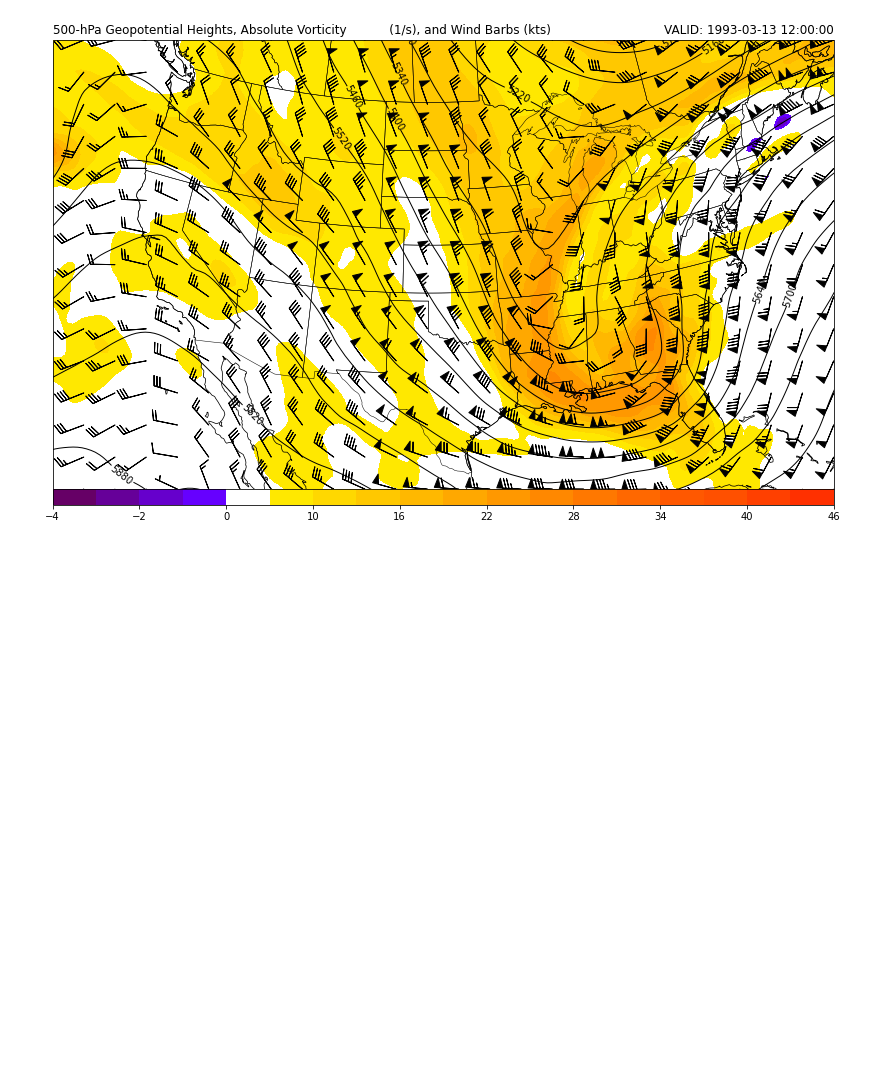
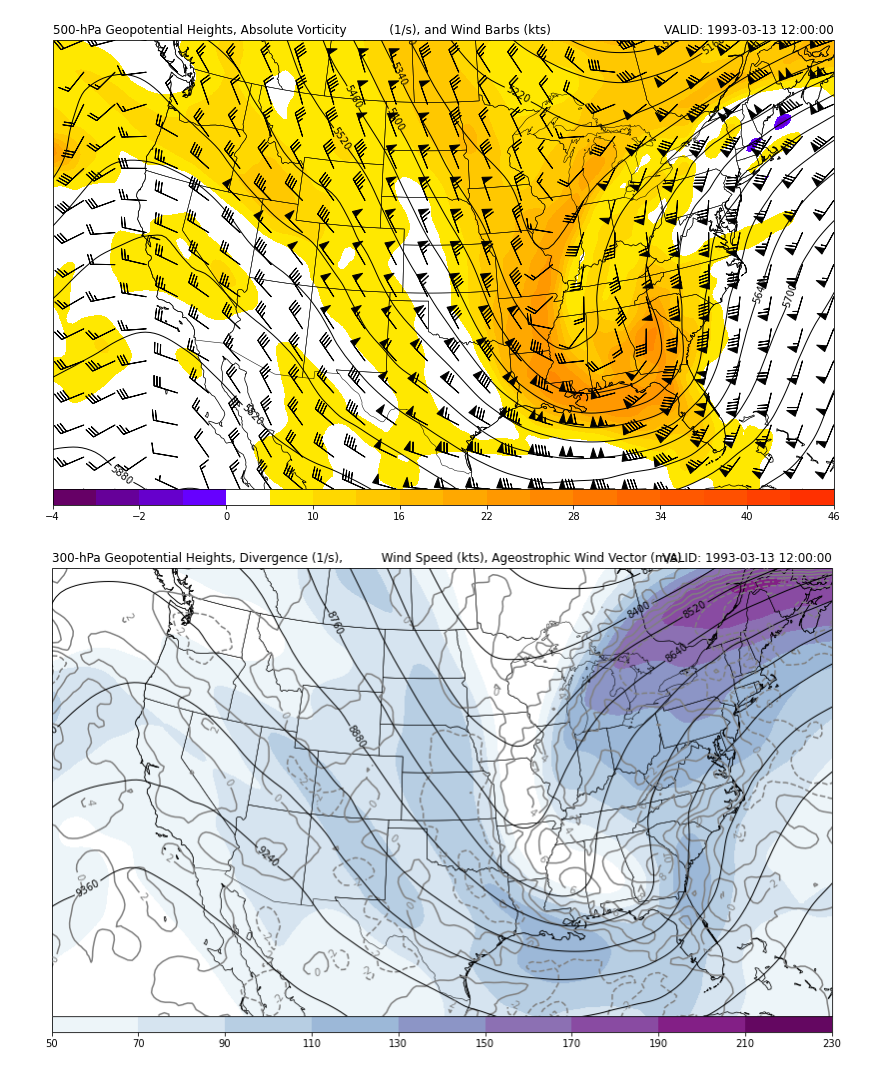
Before and after one commit to ebudd45/Meteorology-Projects, a Jupyter notebook: stormofthecentury.ipynb, the cells around one changed output. Cells and saved outputs as stored; diff of their text form; code cells hidden in the pictures; blank space fills up the shorter version.

```diff
--- a/stormofthecentury.ipynb
+++ b/stormofthecentury.ipynb
@@ -171,0 +210,9 @@ stretch_vort = -1 * avor_500 * div_500
+# %%
+# Divergence 300 hPa, Ageostrophic Wind
+wspd_300 = mpcalc.wind_speed(uwnd_300, vwnd_300).to('kts')
+
+#div_300 = mpcalc.divergence(uwnd_300, vwnd_300, dx=dx, dy=dy)
+#ugeo_300, vgeo_300 = mpcalc.geostrophic_wind(hght_300, f, dx=dx, dy=dy)
+
+#uageo_300 = uwnd_300 - ugeo_300
+#vageo_300 = vwnd_300 - vgeo_300
@@ -264,3 +313,39 @@ plt.title(f'VALID: {vtime}', loc='right')
 plt.show()
 # %% [output]
 [figure]
+# %%
+#Plot 300mb windspeeds and divergence
+fig, ax = create_map_background()
+
+# Contour 1
+clev300 = np.arange(0, 11000, 120)
+cs2 = ax.contour(lon, lat, div_300 * 10**5, range(-10, 11, 2),
+                 colors='grey', transform=dataproj)
+plt.clabel(cs2, fontsize=10, inline=1, inline_spacing=4,
+           fmt='%i', rightside_up=True, use_clabeltext=True)
+
+# Contour 2
+cs = ax.contour(lon, lat, hght_300, clev300, colors='k',
+                linewidths=1.0, linestyles='solid', transform=dataproj)
+plt.clabel(cs, fontsize=10, inline=1, inline_spacing=4,
+           fmt='%i', rightside_up=True, use_clabeltext=True)
+
+# Filled Contours
+spd300 = np.arange(50, 250, 20)
+cf = ax.contourf(lon, lat, wspd_300, spd300, cmap='BuPu',
+                 transform=dataproj, zorder=0)
+plt.colorbar(cf, orientation='horizontal', pad=0.0, aspect=50)
+
+# Vector of 300-hPa Ageostrophic Wind Vectors
+#ax.quiver(lon, lat, uageo_300.m, vageo_300.m, regrid_shape=15,
+#          pivot='mid', transform=dataproj, zorder=10)
+
+# Titles
+plt.title('300-hPa Geopotential Heights, Divergence (1/s),\
+          Wind Speed (kts), Ageostrophic Wind Vector (m/s)',
+          loc='left')
+plt.title(f'VALID: {vtime}', loc='right')
+
+plt.show()
+# %% [output]
+[figure, added]
```
Also changed, not shown: parts of 9 cells of this notebook.
